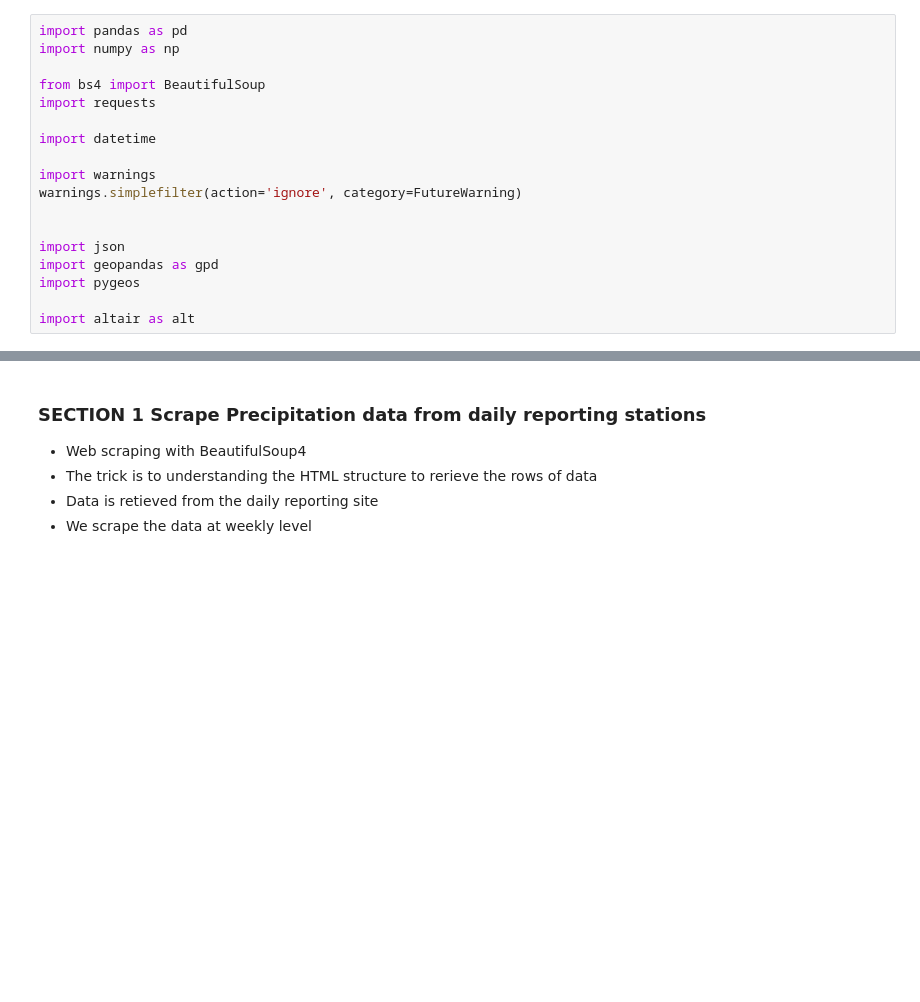
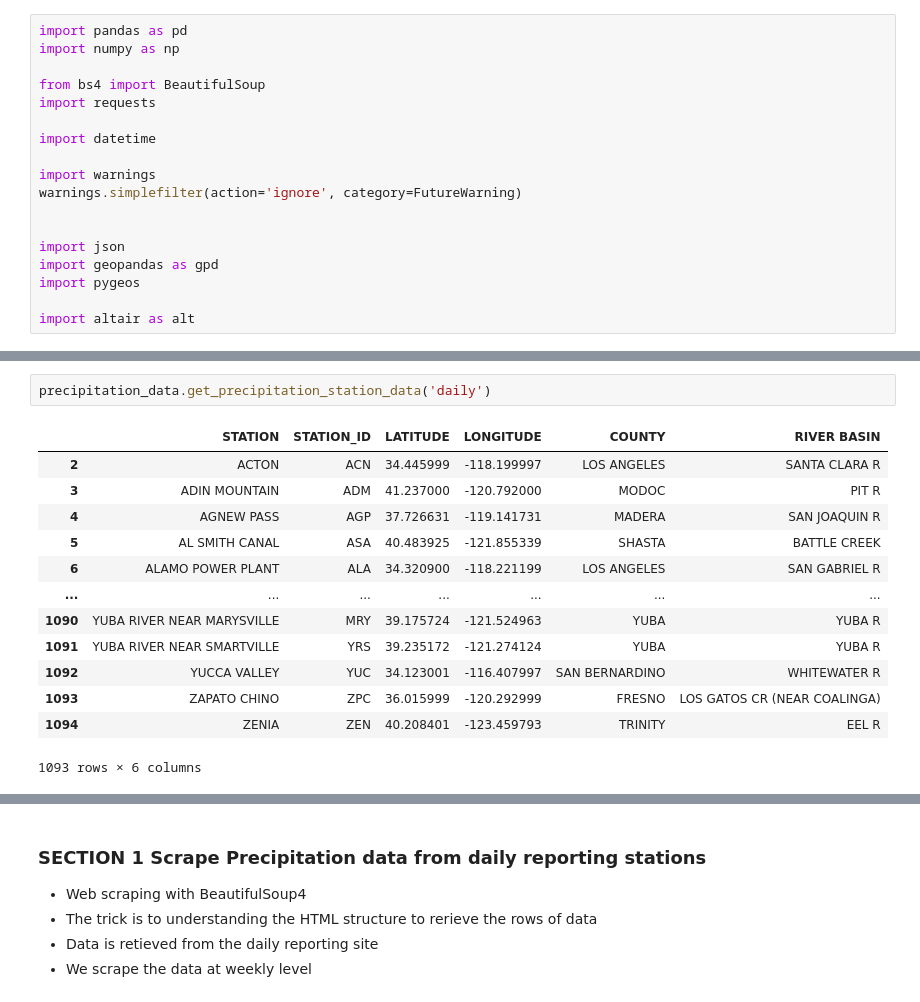
Before and after one commit to sjtalkar/milestone2_waterwells_deepnote, a Jupyter notebook: Data Engineering/precipitation_data.ipynb, the cells around one changed output, grey strips where cells are left out. Cells and saved outputs as stored; diff of their text form; blank space fills up the shorter version.

```diff
--- a/Data Engineering/precipitation_data.ipynb
+++ b/Data Engineering/precipitation_data.ipynb
@@ -23,0 +70,16 @@ import altair as alt
+# %%
+precipitation_data.get_precipitation_station_data('daily')
+# %% [output]
+|  | STATION | STATION_ID | LATITUDE | LONGITUDE | COUNTY | RIVER BASIN |
+| 2 | ACTON | ACN | 34.445999 | -118.199997 | LOS ANGELES | SANTA CLARA R |
+| 3 | ADIN MOUNTAIN | ADM | 41.237000 | -120.792000 | MODOC | PIT R |
+| 4 | AGNEW PASS | AGP | 37.726631 | -119.141731 | MADERA | SAN JOAQUIN R |
+| 5 | AL SMITH CANAL | ASA | 40.483925 | -121.855339 | SHASTA | BATTLE CREEK |
+| 6 | ALAMO POWER PLANT | ALA | 34.320900 | -118.221199 | LOS ANGELES | SAN GABRIEL R |
+| ... | ... | ... | ... | ... | ... | ... |
+| 1090 | YUBA RIVER NEAR MARYSVILLE | MRY | 39.175724 | -121.524963 | YUBA | YUBA R |
+| 1091 | YUBA RIVER NEAR SMARTVILLE | YRS | 39.235172 | -121.274124 | YUBA | YUBA R |
+| 1092 | YUCCA VALLEY | YUC | 34.123001 | -116.407997 | SAN BERNARDINO | WHITEWATER R |
+| 1093 | ZAPATO CHINO | ZPC | 36.015999 | -120.292999 | FRESNO | LOS GATOS CR (NEAR COALINGA) |
+| 1094 | ZENIA | ZEN | 40.208401 | -123.459793 | TRINITY | EEL R |
+1093 rows × 6 columns
```
Also changed, not shown: parts of 11 cells of this notebook, 7 other files.
